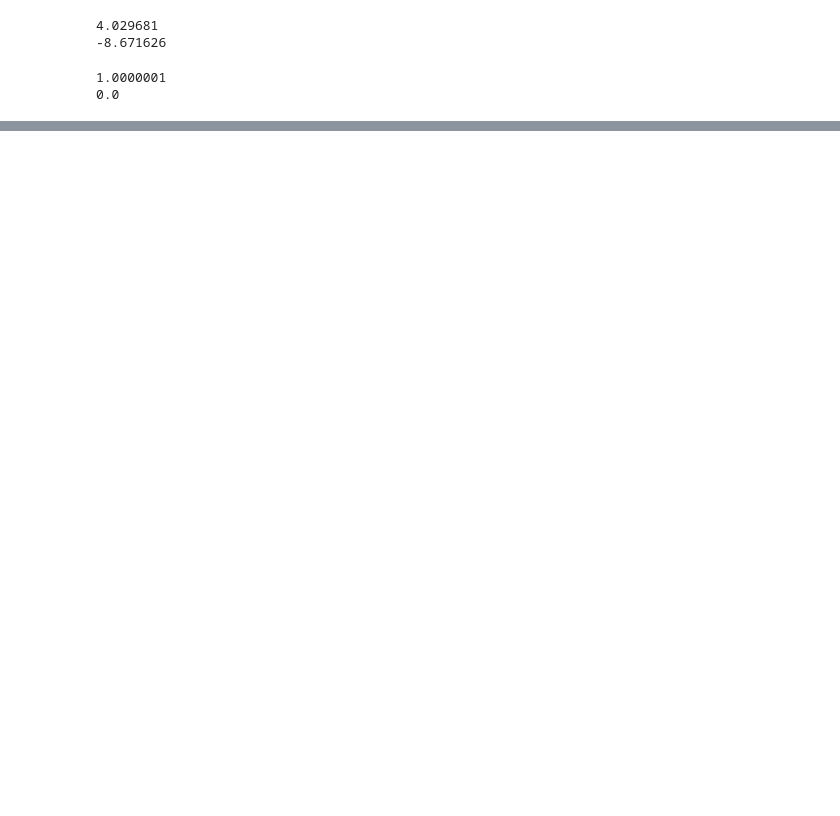
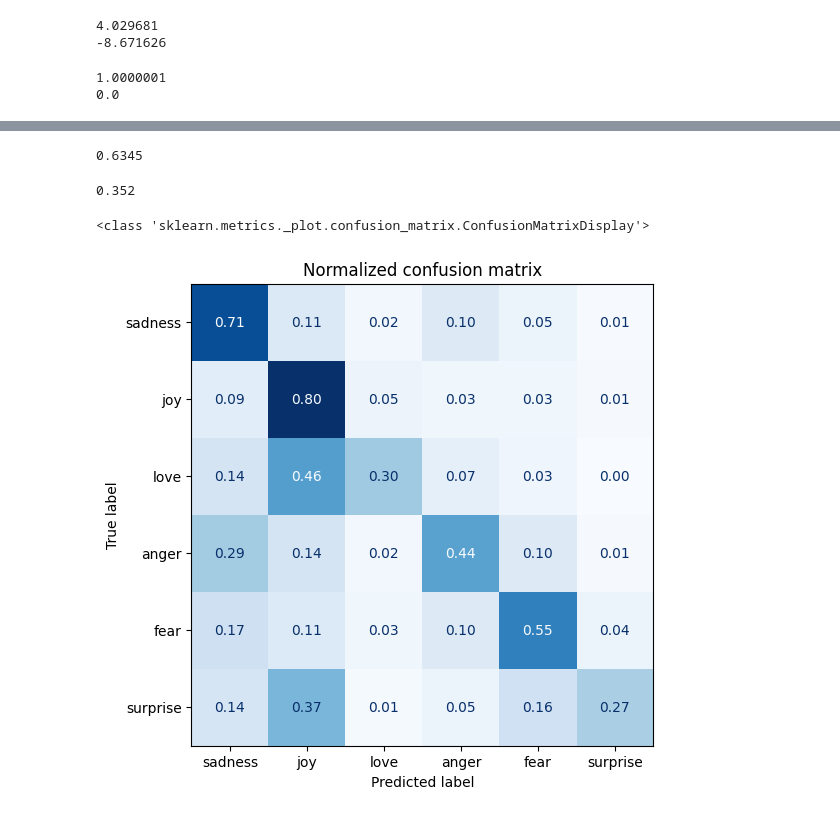
Before and after one commit to karvendhanm/navigator, a Jupyter notebook: NLPT/text_classification/transformers_as_feature_extractors.ipynb, the cells around one changed output, grey strips where cells are left out. Saved outputs shown, nothing was run; the diff lists cells and outputs as text; code cells hidden in the pictures; blank space fills up the shorter version.

Commit message:
confusion matrix display

```diff
--- a/NLPT/text_classification/transformers_as_feature_extractors.ipynb
+++ b/NLPT/text_classification/transformers_as_feature_extractors.ipynb
@@ -95,0 +96,34 @@ plt.show()
+# %%
+from sklearn.linear_model import LogisticRegression
+
+lr_clf = LogisticRegression(max_iter = 3000)
+lr_clf.fit(X_train, y_train)
+lr_clf.score(X_valid, y_valid)
+# %% [output]
+0.6345
+# %%
+from sklearn.dummy import DummyClassifier
+
+dummy_clf = DummyClassifier(strategy = 'most_frequent')
+dummy_clf.fit(X_train, y_train)
+dummy_clf.score(X_valid, y_valid)
+# %% [output]
+0.352
+# %%
+# plotting a confusion matrix
+from sklearn.metrics import confusion_matrix, ConfusionMatrixDisplay
+
+def plot_confusion_matrix(y_preds, y_true, labels):
+    cm = confusion_matrix(y_true, y_preds, normalize='true')
+    fig, ax = plt.subplots(figsize=(6, 6))
+    disp = ConfusionMatrixDisplay(confusion_matrix = cm, display_labels = labels)
+    print(type(disp))
+    disp.plot(cmap='Blues', ax=ax, values_format='.2f', colorbar=False)
+    plt.title('Normalized confusion matrix')
+    plt.show()
+
+y_preds = lr_clf.predict(X_valid)
+plot_confusion_matrix(y_preds, y_valid, labels)
+# %% [output]
+<class 'sklearn.metrics._plot.confusion_matrix.ConfusionMatrixDisplay'>
+[figure, added]
```
Also changed, not shown: parts of 3 cells of this notebook.
